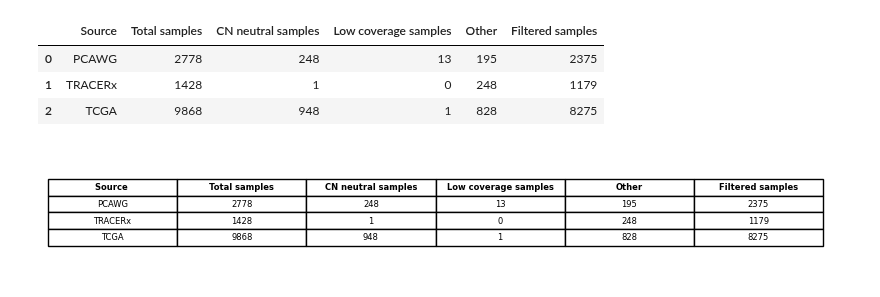
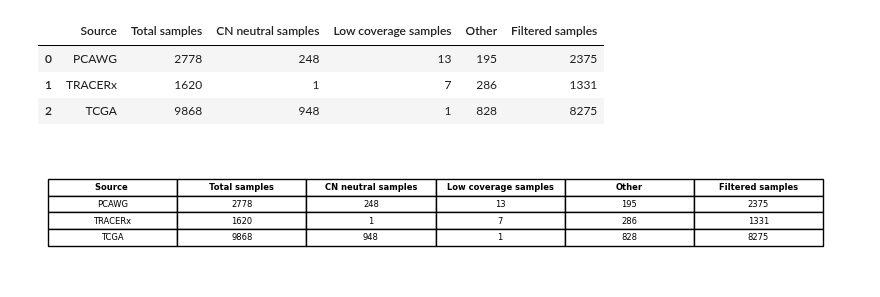
Before and after one commit to ICCB-Cologne/CNSistent, a Jupyter notebook: notebooks/analyze/analyze_types.ipynb, the cells around one changed output. Cells and saved outputs as stored; diff of their text form; code cells hidden in the pictures.

```diff
--- a/notebooks/analyze/analyze_types.ipynb
+++ b/notebooks/analyze/analyze_types.ipynb
@@ -36,19 +39,19 @@ Total samples: 11811
 # %%
 # TSV string
 tsv_data = """
 Source \tTotal samples\tCN neutral samples\tLow coverage samples\tOther\tFiltered samples
 PCAWG\t2778\t248\t13\t195\t2375
-TRACERx\t1428\t1\t0\t248\t1179
+TRACERx\t1620\t1\t7\t286\t1331
 TCGA\t9868\t948\t1\t828\t8275
 """
 
 # Create DataFrame
 df = pd.read_csv(StringIO(tsv_data), sep='\t')
 df
 # %% [output]
 |  | Source | Total samples | CN neutral samples | Low coverage samples | Other | Filtered samples |
 | 0 | PCAWG | 2778 | 248 | 13 | 195 | 2375 |
-| 1 | TRACERx | 1428 | 1 | 0 | 248 | 1179 |
+| 1 | TRACERx | 1620 | 1 | 7 | 286 | 1331 |
 | 2 | TCGA | 9868 | 948 | 1 | 828 | 8275 |
 # %%
 fig, ax = plt.subplots(figsize=(10, 1.5))  # Set the figure size
```
Also changed, not shown: parts of 7 cells of this notebook, 6 other files.
